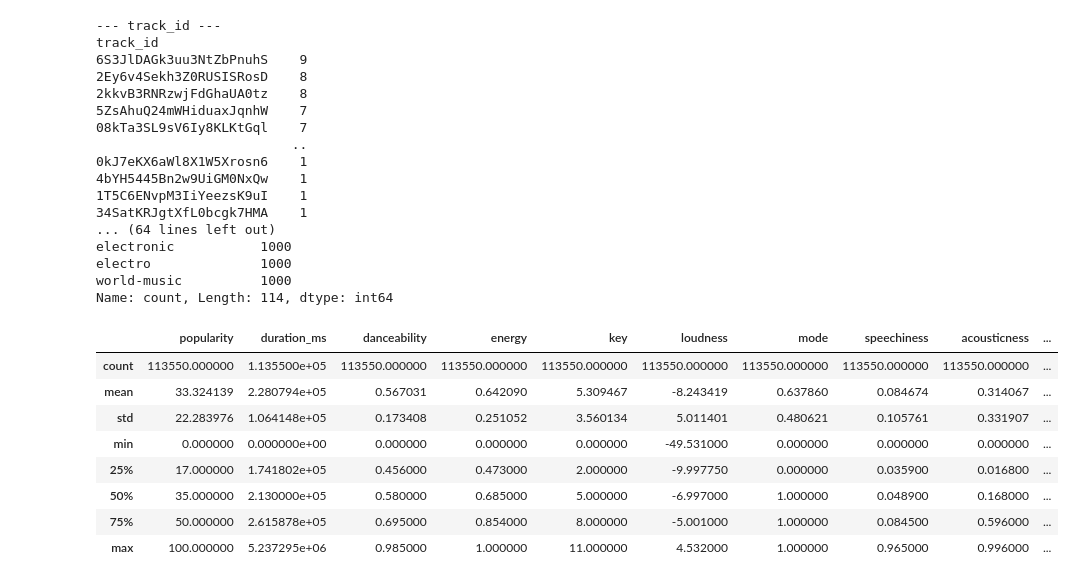
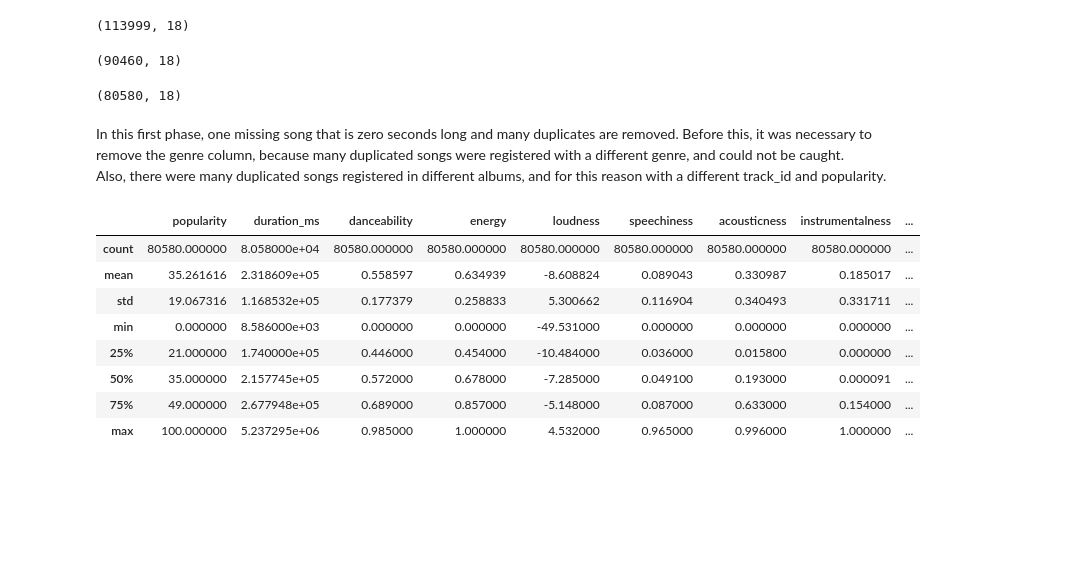
Before and after one commit to elena563/spotitype, a Jupyter notebook: backend/notebook/eda.ipynb, the cells around one changed output. Drawn from its saved outputs; the diff is of its cells as text; code cells hidden in the pictures; blank space fills up the shorter version.

```diff
--- a/backend/notebook/eda.ipynb
+++ b/backend/notebook/eda.ipynb
@@ -5,6 +7,6 @@ import pandas as pd
 import seaborn as sns
 # %%
 df = pd.read_csv('../data/dataset.csv')
-df = df.drop(columns=['Unnamed: 0'])
+df = df.drop(columns=['Unnamed: 0', 'track_genre', 'explicit'])
 df.shape
 # %% [output]
@@ -41,41 +14,39 @@ dtype: int64
-# %%
-cat = df[['track_id', 'artists', 'album_name', 'track_name', 'explicit', 'track_genre']]
-for col in cat.columns:
-    print(f"\n--- {col} ---")
-    print(cat[col].value_counts())
-# %% [output]
---- track_id ---
-track_id
-6S3JlDAGk3uu3NtZbPnuhS    9
-2Ey6v4Sekh3Z0RUSISRosD    8
-2kkvB3RNRzwjFdGhaUA0tz    8
-5ZsAhuQ24mWHiduaxJqnhW    7
-08kTa3SL9sV6Iy8KLKtGql    7
-                         ..
-0kJ7eKX6aWl8X1W5Xrosn6    1
-4bYH5445Bn2w9UiGM0NxQw    1
-1T5C6ENvpM3IiYeezsK9uI    1
-34SatKRJgtXfL0bcgk7HMA    1
-... (64 lines left out)
-electronic           1000
-electro              1000
-world-music          1000
-Name: count, Length: 114, dtype: int64
+# %%
+nan = df.isnull().any(axis=1) #1
+df[nan]
+df.drop(df[nan].index, inplace=True)  # drop because duration is 0, no sense
+df.shape
+# %% [output]
+(113999, 18)
 # %%
-df.duplicated().sum() # there are 450 duplicated rows
+df.duplicated().sum()
 df[df.duplicated(keep=False)]
 df1 = df.drop_duplicates()
+df1.shape
+# %% [output]
+(90460, 18)
+# %%
+exclude = ['track_id', 'album_name', 'popularity']
+subset_cols = [col for col in df1.columns if col not in exclude]
+delme = df1[df1.duplicated(subset=subset_cols, keep=False)]
+df2 = df1.drop(delme.index)
+df2.shape
+# %% [output]
+(80580, 18)
+# %% [markdown]
+In this first phase, one missing song that is zero seconds long and many duplicates are removed. Before this, it was necessary to remove the genre column, because many duplicated songs were registered with a different genre, and could not be caught.
+Also, there were many duplicated songs registered in different albums, and for this reason with a different track_id and popularity.
 # %%
-num = df1.drop(columns=['track_id', 'artists', 'album_name', 'track_name', 'explicit', 'track_genre'])
+num = df2.drop(columns=['track_id', 'artists', 'album_name', 'track_name', 'key', 'mode', 'time_signature'])
 num.describe()
 # %% [output]
-|  | popularity | duration_ms | danceability | energy | key | loudness | mode | speechiness | acousticness | ... |
-| count | 113550.000000 | 1.135500e+05 | 113550.000000 | 113550.000000 | 113550.000000 | 113550.000000 | 113550.000000 | 113550.000000 | 113550.000000 | ... |
-| mean | 33.324139 | 2.280794e+05 | 0.567031 | 0.642090 | 5.309467 | -8.243419 | 0.637860 | 0.084674 | 0.314067 | ... |
-| std | 22.283976 | 1.064148e+05 | 0.173408 | 0.251052 | 3.560134 | 5.011401 | 0.480621 | 0.105761 | 0.331907 | ... |
-| min | 0.000000 | 0.000000e+00 | 0.000000 | 0.000000 | 0.000000 | -49.531000 | 0.000000 | 0.000000 | 0.000000 | ... |
-| 25% | 17.000000 | 1.741802e+05 | 0.456000 | 0.473000 | 2.000000 | -9.997750 | 0.000000 | 0.035900 | 0.016800 | ... |
-| 50% | 35.000000 | 2.130000e+05 | 0.580000 | 0.685000 | 5.000000 | -6.997000 | 1.000000 | 0.048900 | 0.168000 | ... |
-| 75% | 50.000000 | 2.615878e+05 | 0.695000 | 0.854000 | 8.000000 | -5.001000 | 1.000000 | 0.084500 | 0.596000 | ... |
-| max | 100.000000 | 5.237295e+06 | 0.985000 | 1.000000 | 11.000000 | 4.532000 | 1.000000 | 0.965000 | 0.996000 | ... |
+|  | popularity | duration_ms | danceability | energy | loudness | speechiness | acousticness | instrumentalness | ... |
+| count | 80580.000000 | 8.058000e+04 | 80580.000000 | 80580.000000 | 80580.000000 | 80580.000000 | 80580.000000 | 80580.000000 | ... |
+| mean | 35.261616 | 2.318609e+05 | 0.558597 | 0.634939 | -8.608824 | 0.089043 | 0.330987 | 0.185017 | ... |
+| std | 19.067316 | 1.168532e+05 | 0.177379 | 0.258833 | 5.300662 | 0.116904 | 0.340493 | 0.331711 | ... |
+| min | 0.000000 | 8.586000e+03 | 0.000000 | 0.000000 | -49.531000 | 0.000000 | 0.000000 | 0.000000 | ... |
+| 25% | 21.000000 | 1.740000e+05 | 0.446000 | 0.454000 | -10.484000 | 0.036000 | 0.015800 | 0.000000 | ... |
+| 50% | 35.000000 | 2.157745e+05 | 0.572000 | 0.678000 | -7.285000 | 0.049100 | 0.193000 | 0.000091 | ... |
+| 75% | 49.000000 | 2.677948e+05 | 0.689000 | 0.857000 | -5.148000 | 0.087000 | 0.633000 | 0.154000 | ... |
+| max | 100.000000 | 5.237295e+06 | 0.985000 | 1.000000 | 4.532000 | 0.965000 | 0.996000 | 1.000000 | ... |
 # %%
```
Also changed, not shown: parts of 8 cells of this notebook, 6 other files.
